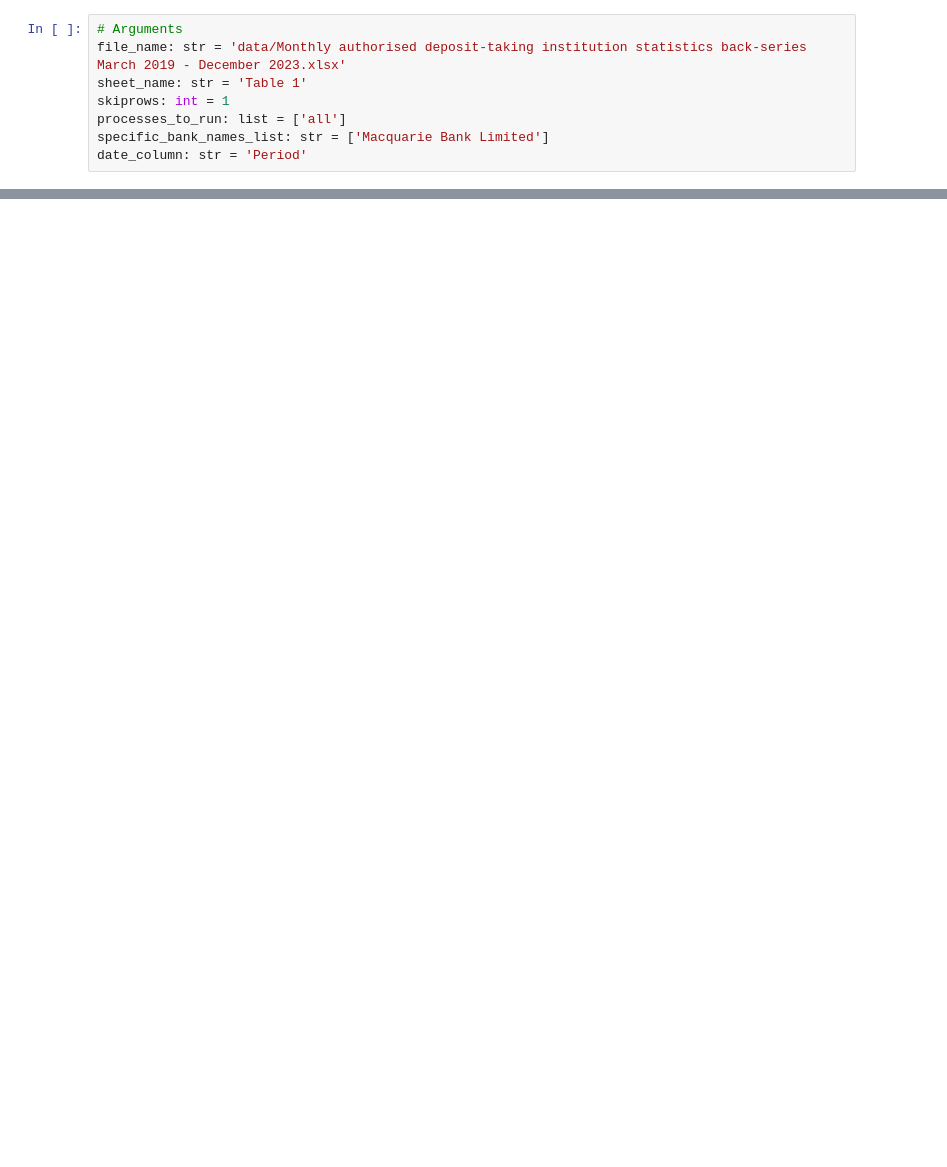
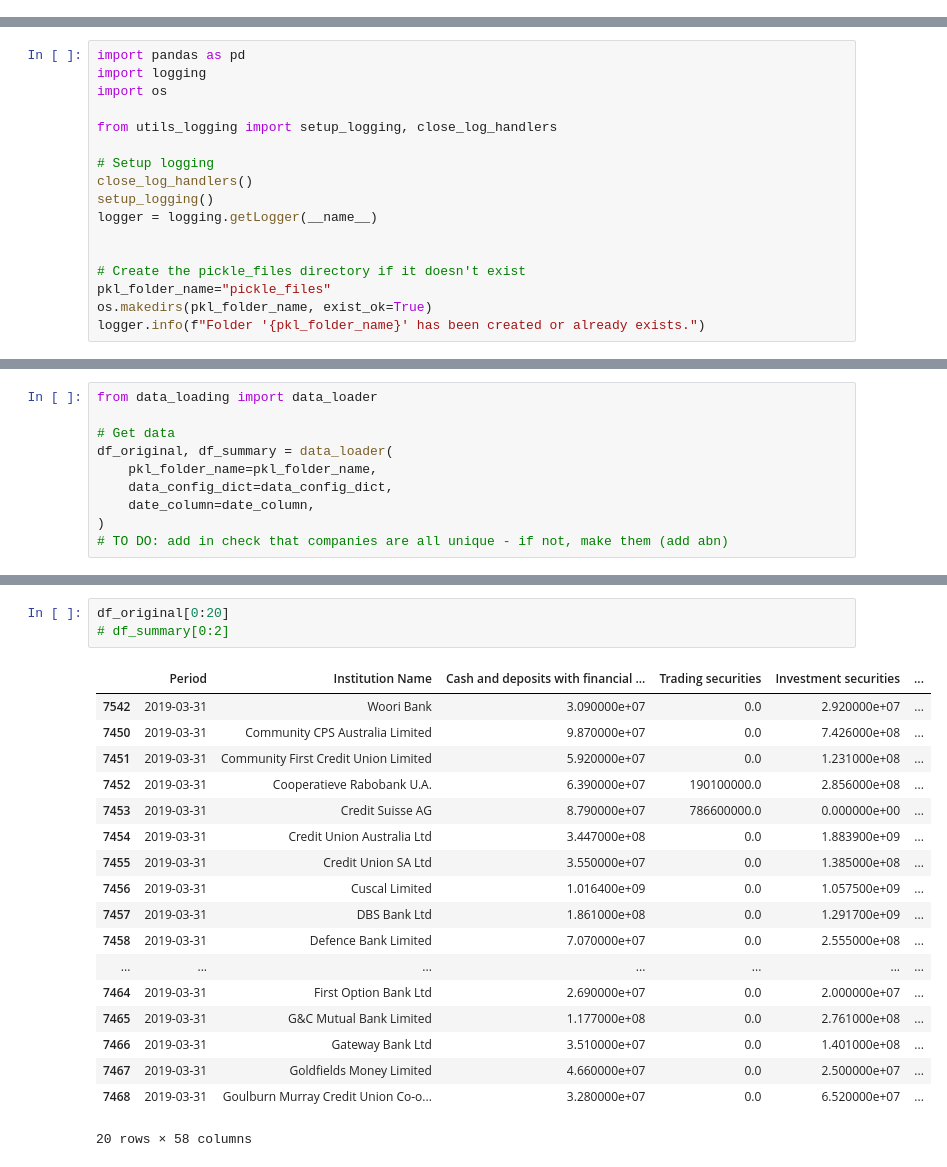
Before and after one commit to tyefraser/apra_monthly_adi_statistics, a Jupyter notebook: streamlit_app.ipynb, the cells around one changed output, grey strips where cells are left out. Saved outputs shown, nothing was run; the diff lists cells and outputs as text; blank space fills up the shorter version.

```diff
--- a/streamlit_app.ipynb
+++ b/streamlit_app.ipynb
@@ -43,8 +20,0 @@ logger = logging.getLogger(__name__)
-# %%
-# Arguments
-file_name: str = 'data/Monthly authorised deposit-taking institution statistics back-series March 2019 - December 2023.xlsx'
-sheet_name: str = 'Table 1'
-skiprows: int = 1
-processes_to_run: list = ['all']
-specific_bank_names_list: str = ['Macquarie Bank Limited']
-date_column: str = 'Period'
@@ -1325,0 +27,17 @@ print(melted_df)
+# %%
+import pandas as pd
+import logging
+import os
+
+from utils_logging import setup_logging, close_log_handlers
+
+# Setup logging
+close_log_handlers()
+setup_logging()
+logger = logging.getLogger(__name__)
+
+
+# Create the pickle_files directory if it doesn't exist
+pkl_folder_name="pickle_files"
+os.makedirs(pkl_folder_name, exist_ok=True)
+logger.info(f"Folder '{pkl_folder_name}' has been created or already exists.")
@@ -1325,0 +71,10 @@ print(melted_df)
+# %%
+from data_loading import data_loader
+
+# Get data
+df_original, df_summary = data_loader(
+    pkl_folder_name=pkl_folder_name,
+    data_config_dict=data_config_dict,
+    date_column=date_column,
+)
+# TO DO: add in check that companies are all unique - if not, make them (add abn)
@@ -1325,0 +94,22 @@ print(melted_df)
+# %%
+df_original[0:20]
+# df_summary[0:2]
+# %% [output]
+|  | Period | Institution Name | Cash and deposits with financial ... | Trading securities | Investment securities | ... |
+| 7542 | 2019-03-31 | Woori Bank | 3.090000e+07 | 0.0 | 2.920000e+07 | ... |
+| 7450 | 2019-03-31 | Community CPS Australia Limited | 9.870000e+07 | 0.0 | 7.426000e+08 | ... |
+| 7451 | 2019-03-31 | Community First Credit Union Limited | 5.920000e+07 | 0.0 | 1.231000e+08 | ... |
+| 7452 | 2019-03-31 | Cooperatieve Rabobank U.A. | 6.390000e+07 | 190100000.0 | 2.856000e+08 | ... |
+| 7453 | 2019-03-31 | Credit Suisse AG | 8.790000e+07 | 786600000.0 | 0.000000e+00 | ... |
+| 7454 | 2019-03-31 | Credit Union Australia Ltd | 3.447000e+08 | 0.0 | 1.883900e+09 | ... |
+| 7455 | 2019-03-31 | Credit Union SA Ltd | 3.550000e+07 | 0.0 | 1.385000e+08 | ... |
+| 7456 | 2019-03-31 | Cuscal Limited | 1.016400e+09 | 0.0 | 1.057500e+09 | ... |
+| 7457 | 2019-03-31 | DBS Bank Ltd | 1.861000e+08 | 0.0 | 1.291700e+09 | ... |
+| 7458 | 2019-03-31 | Defence Bank Limited | 7.070000e+07 | 0.0 | 2.555000e+08 | ... |
+| ... | ... | ... | ... | ... | ... | ... |
+| 7464 | 2019-03-31 | First Option Bank Ltd | 2.690000e+07 | 0.0 | 2.000000e+07 | ... |
+| 7465 | 2019-03-31 | G&C Mutual Bank Limited | 1.177000e+08 | 0.0 | 2.761000e+08 | ... |
+| 7466 | 2019-03-31 | Gateway Bank Ltd | 3.510000e+07 | 0.0 | 1.401000e+08 | ... |
+| 7467 | 2019-03-31 | Goldfields Money Limited | 4.660000e+07 | 0.0 | 2.500000e+07 | ... |
+| 7468 | 2019-03-31 | Goulburn Murray Credit Union Co-o... | 3.280000e+07 | 0.0 | 6.520000e+07 | ... |
+20 rows × 58 columns
```
Also changed, not shown: parts of 166 cells of this notebook, 39 other files.
